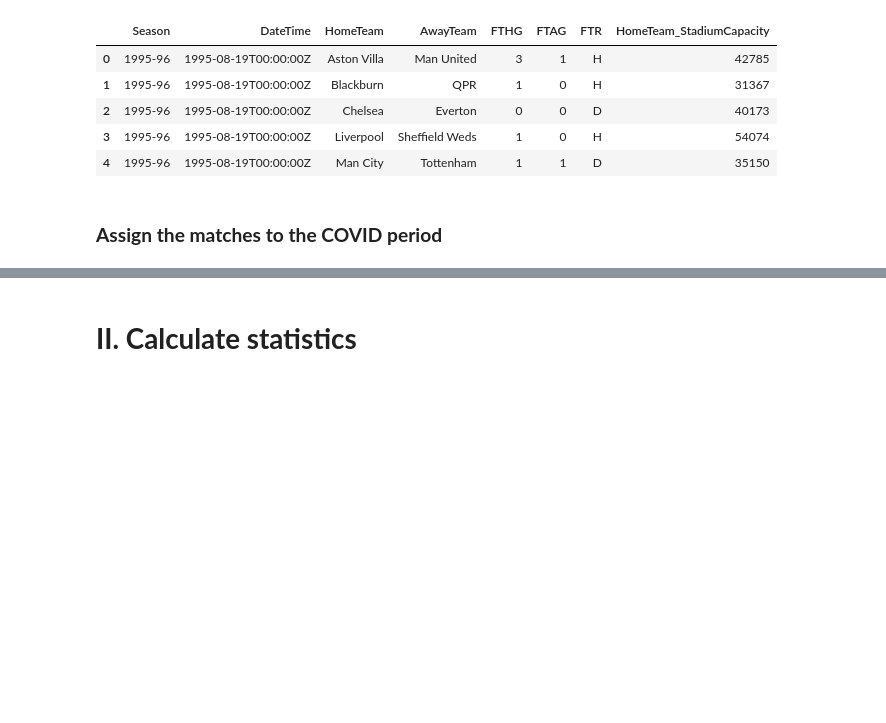
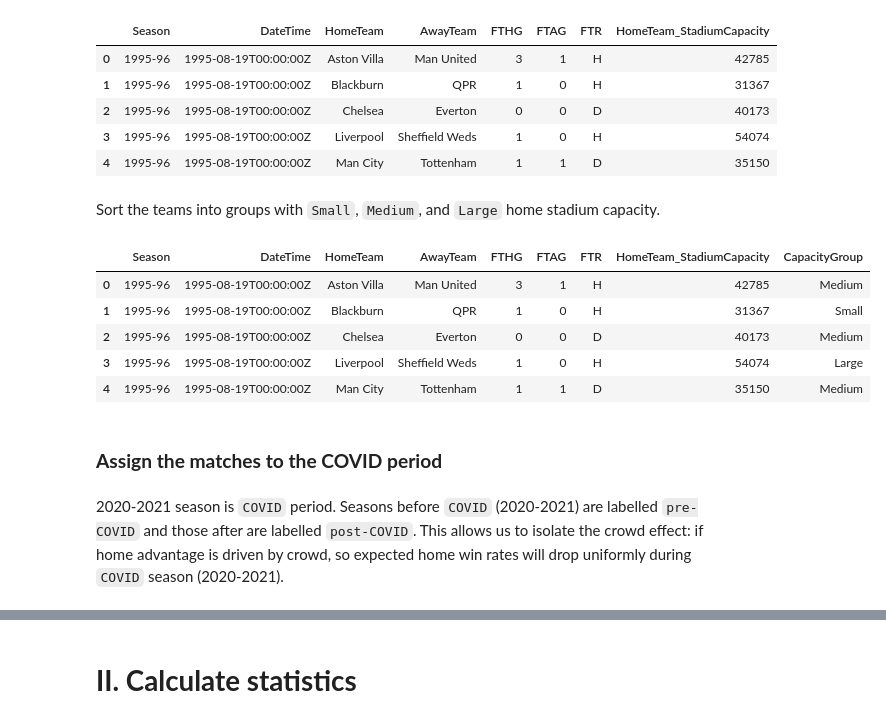
Before and after one commit to NguyenNguyen1504/GROUP-5-BPFE, a Jupyter notebook: GROUP_5.ipynb, the cells around one changed output, grey strips where cells are left out. Saved outputs shown, nothing was run; the diff lists cells and outputs as text; code cells hidden in the pictures; blank space fills up the shorter version.

```diff
--- a/GROUP_5.ipynb
+++ b/GROUP_5.ipynb
@@ -126,14 +195,27 @@ display(df_results.head())
 | 2 | 1995-96 | 1995-08-19T00:00:00Z | Chelsea | Everton | 0 | 0 | D | 40173 |
 | 3 | 1995-96 | 1995-08-19T00:00:00Z | Liverpool | Sheffield Weds | 1 | 0 | H | 54074 |
 | 4 | 1995-96 | 1995-08-19T00:00:00Z | Man City | Tottenham | 1 | 1 | D | 35150 |
+# %% [markdown]
+Sort the teams into groups with `Small`, `Medium`, and `Large` home stadium capacity.
 # %%
+# Bin stadium capacities into 3 equal-width groups (S/M/L)
 df_results['CapacityGroup'] = pd.cut(
     df_results['HomeTeam_StadiumCapacity'],
     bins = 3,
     labels = ['Small', 'Medium', 'Large']
 )
+display(df_results.head())
+# %% [output]
+|  | Season | DateTime | HomeTeam | AwayTeam | FTHG | FTAG | FTR | HomeTeam_StadiumCapacity | CapacityGroup |
+| 0 | 1995-96 | 1995-08-19T00:00:00Z | Aston Villa | Man United | 3 | 1 | H | 42785 | Medium |
+| 1 | 1995-96 | 1995-08-19T00:00:00Z | Blackburn | QPR | 1 | 0 | H | 31367 | Small |
+| 2 | 1995-96 | 1995-08-19T00:00:00Z | Chelsea | Everton | 0 | 0 | D | 40173 | Medium |
+| 3 | 1995-96 | 1995-08-19T00:00:00Z | Liverpool | Sheffield Weds | 1 | 0 | H | 54074 | Large |
+| 4 | 1995-96 | 1995-08-19T00:00:00Z | Man City | Tottenham | 1 | 1 | D | 35150 | Medium |
 # %% [markdown]
 ### **Assign the matches to the COVID period**
+# %% [markdown]
+2020-2021 season is `COVID` period. Seasons before `COVID` (2020-2021) are labelled `pre-COVID` and those after  are labelled `post-COVID`. This allows us to isolate the crowd effect: if home advantage is driven by crowd, so expected home win rates will drop uniformly during `COVID` season (2020-2021).
 # %%
 def covid_period(season):
   if season < '2020-21':
```
Also changed, not shown: parts of 55 cells of this notebook.
